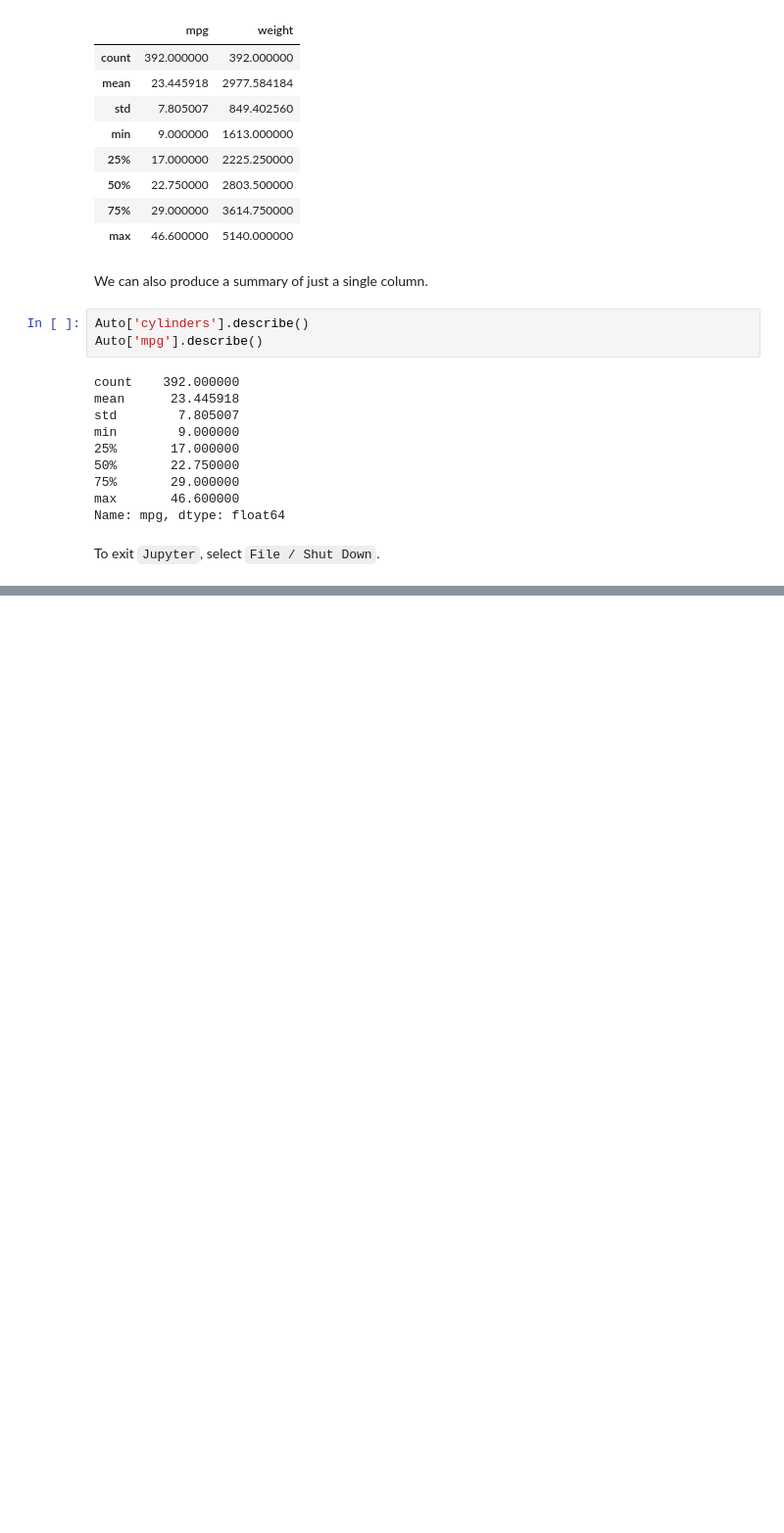
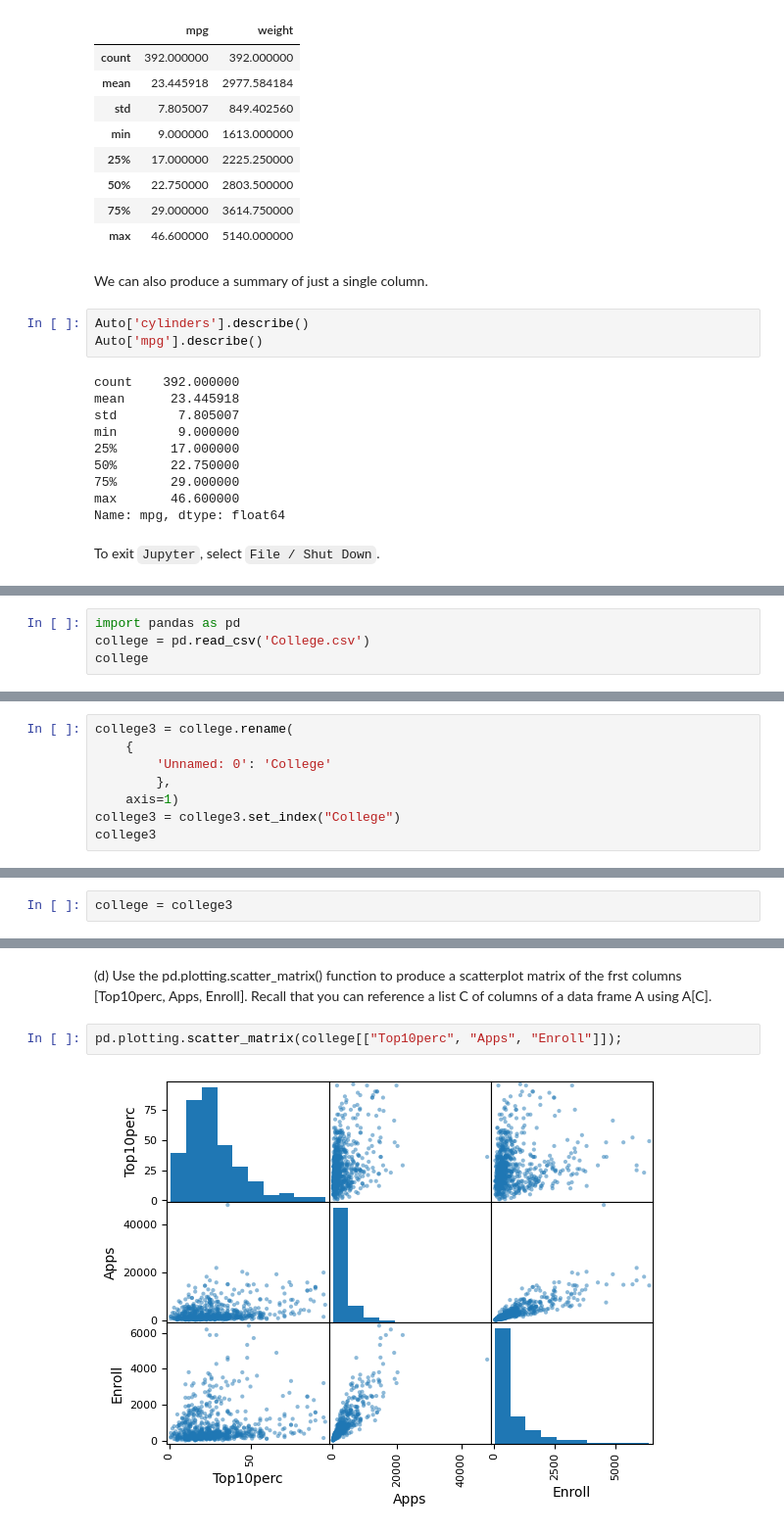
Before and after one commit to ricardogutjahr/Introduction_to_Statistical_Learning, a Jupyter notebook: Ch02-statlearn-lab.ipynb, the cells around one changed output, grey strips where cells are left out. Shown at 98% size. Cells and saved outputs as stored; diff of their text form; blank space fills up the shorter version.

```diff
--- a/Ch02-statlearn-lab.ipynb
+++ b/Ch02-statlearn-lab.ipynb
@@ -1492,0 +1535,4 @@ To exit `Jupyter`,  select `File / Shut Down`.
+# %%
+import pandas as pd
+college = pd.read_csv('College.csv')
+college
@@ -1492,0 +1578,8 @@ To exit `Jupyter`,  select `File / Shut Down`.
+# %%
+college3 = college.rename(
+    {
+        'Unnamed: 0': 'College'
+        },
+    axis=1)
+college3 = college3.set_index("College")
+college3
@@ -1492,0 +1609,2 @@ To exit `Jupyter`,  select `File / Shut Down`.
+# %%
+college = college3
@@ -1492,0 +1626,9 @@ To exit `Jupyter`,  select `File / Shut Down`.
+# %% [markdown]
+(d) Use the pd.plotting.scatter_matrix() function to produce a
+scatterplot matrix of the frst columns [Top10perc, Apps, Enroll].
+Recall that you can reference a list C of columns of a data frame
+A using A[C].
+# %%
+pd.plotting.scatter_matrix(college[["Top10perc", "Apps", "Enroll"]]);
+# %% [output]
+[figure, added]
```
Also changed, not shown: parts of 43 cells of this notebook.
